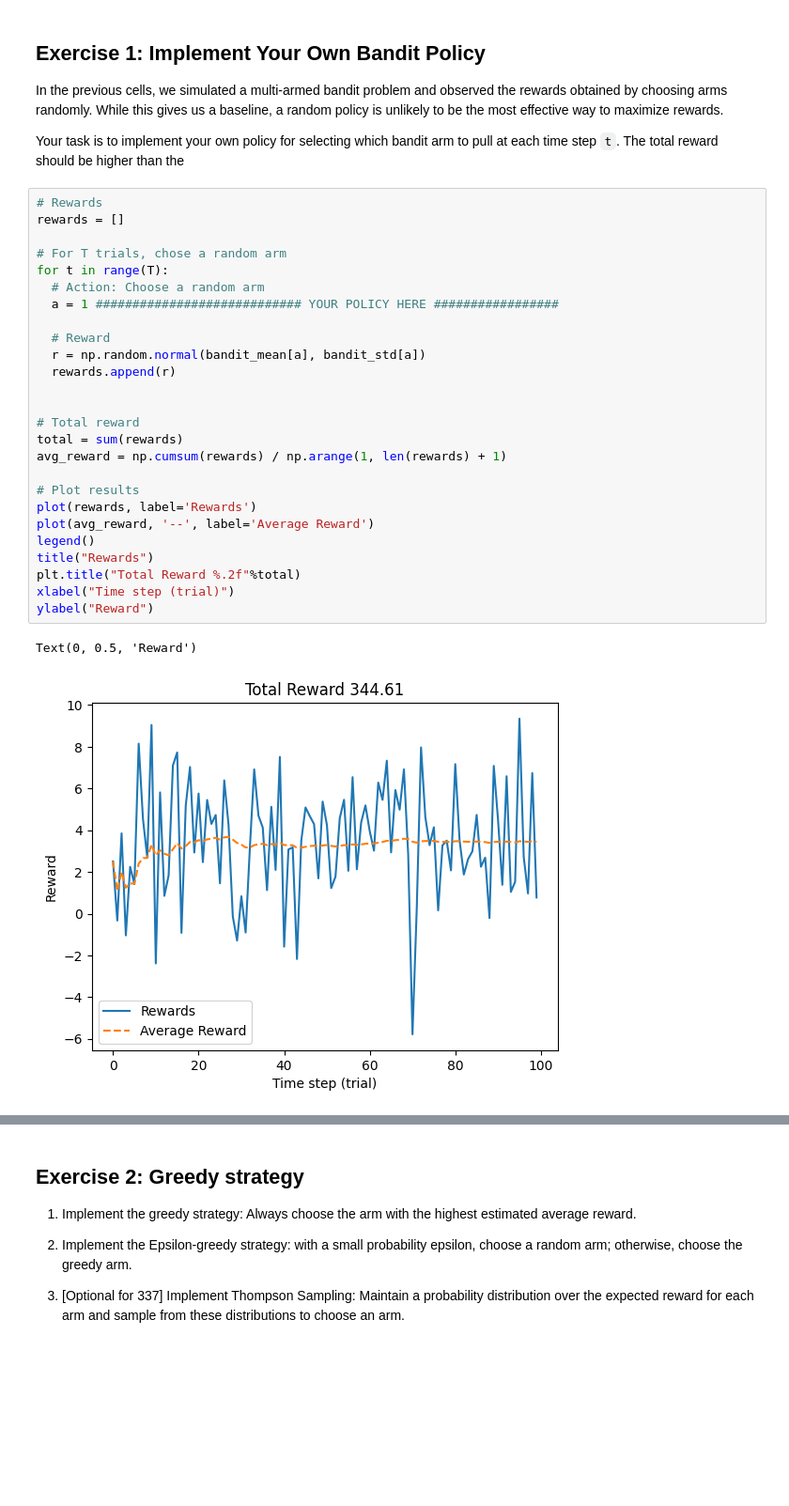
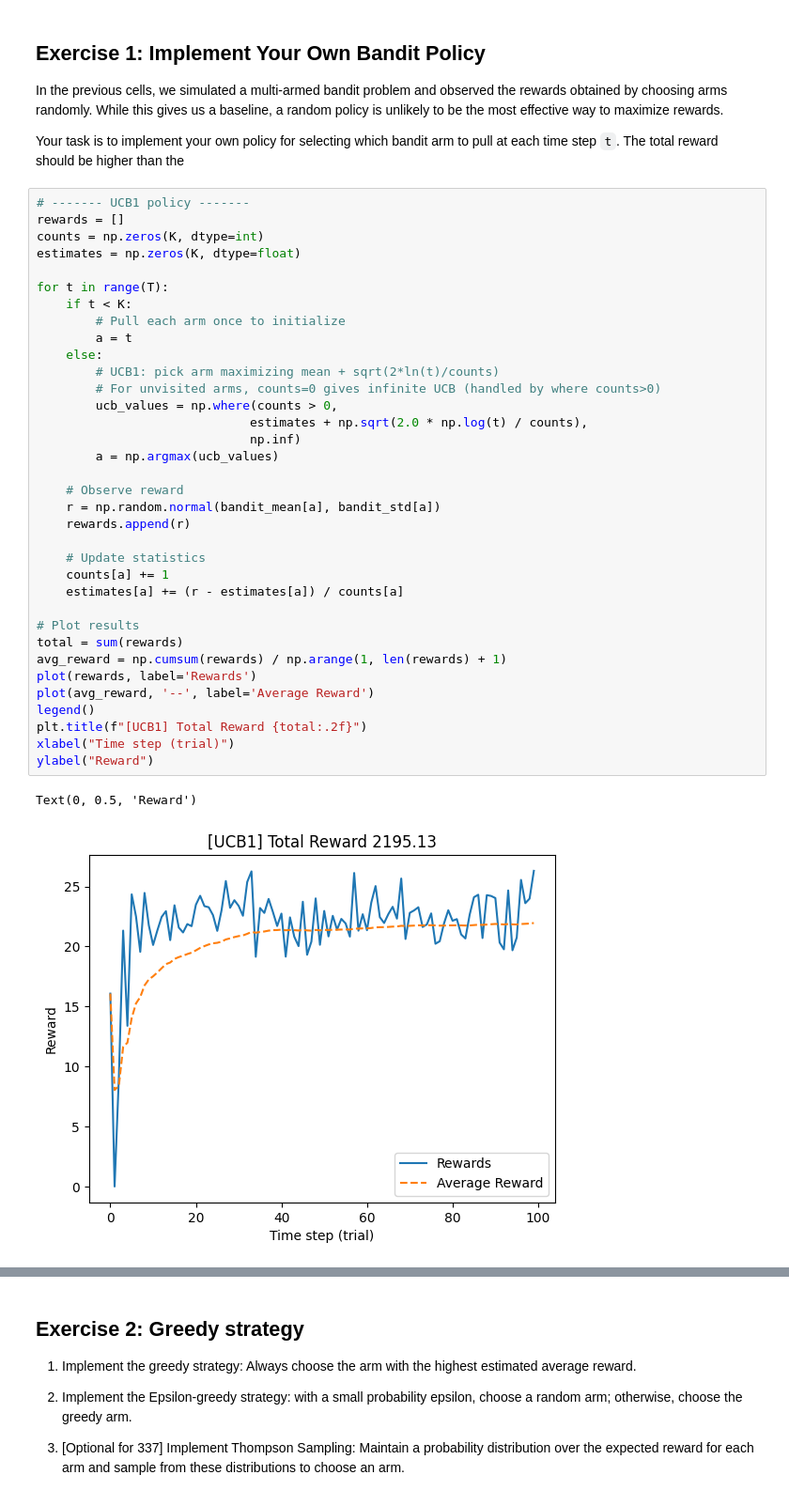
Before and after one commit to ddcreating/RL_code, a Jupyter notebook: lab1-bandit.ipynb, the cells around one changed output, grey strips where cells are left out. Shown at 94% size. Cells and saved outputs as stored; diff of their text form; blank space fills up the shorter version.

```diff
--- a/lab1-bandit.ipynb
+++ b/lab1-bandit.ipynb
@@ -85,31 +83,40 @@ In the previous cells, we simulated a multi-armed bandit problem and observed th
 
 Your task is to implement your own policy for selecting which bandit arm to pull at each time step `t`. The total reward should be higher than the
 # %%
-# Rewards
+# ------- UCB1 policy -------
 rewards = []
+counts = np.zeros(K, dtype=int)
+estimates = np.zeros(K, dtype=float)
 
-# For T trials, chose a random arm
 for t in range(T):
-  # Action: Choose a random arm
-  a = 1 ############################ YOUR POLICY HERE #################
+    if t < K:
+        # Pull each arm once to initialize
+        a = t
+    else:
+        # UCB1: pick arm maximizing mean + sqrt(2*ln(t)/counts)
+        # For unvisited arms, counts=0 gives infinite UCB (handled by where counts>0)
+        ucb_values = np.where(counts > 0,
+                             estimates + np.sqrt(2.0 * np.log(t) / counts),
+                             np.inf)
+        a = np.argmax(ucb_values)
 
-  # Reward
-  r = np.random.normal(bandit_mean[a], bandit_std[a])
-  rewards.append(r)
+    # Observe reward
+    r = np.random.normal(bandit_mean[a], bandit_std[a])
+    rewards.append(r)
 
+    # Update statistics
+    counts[a] += 1
+    estimates[a] += (r - estimates[a]) / counts[a]
 
-# Total reward
+# Plot results
 total = sum(rewards)
 avg_reward = np.cumsum(rewards) / np.arange(1, len(rewards) + 1)
-
-# Plot results
 plot(rewards, label='Rewards')
 plot(avg_reward, '--', label='Average Reward')
 legend()
-title("Rewards")
-plt.title("Total Reward %.2f"%total)
+plt.title(f"[UCB1] Total Reward {total:.2f}")
 xlabel("Time step (trial)")
 ylabel("Reward")
 # %% [output]
 Text(0, 0.5, 'Reward')
-[figure, old version]
+[figure, new version]
```
Also changed, not shown: parts of 7 cells of this notebook.
